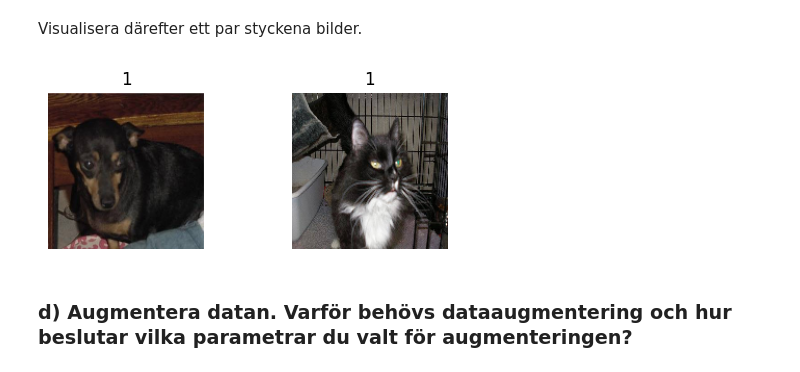
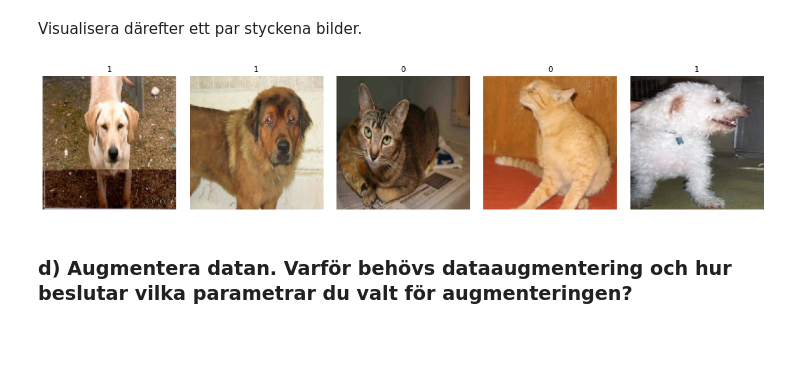
Before and after one commit to Anna-MariaSjolund/Deep-Learning-Anna-MariaSjolund, a Jupyter notebook: labs/lab_dogs_vs_cats.ipynb, the cells around one changed output. Saved outputs shown, nothing was run; the diff lists cells and outputs as text; code cells hidden in the pictures; blank space fills up the shorter version.

```diff
--- a/labs/lab_dogs_vs_cats.ipynb
+++ b/labs/lab_dogs_vs_cats.ipynb
@@ -284,0 +422,7 @@ fig.fig.suptitle("Pixels: Tiny Training Data", size=11, fontweight="bold");
+# %%
+
+for i in range(len(X_train_small)):
+    shape1 = X_train_small[i].shape[0]
+    shape2 = X_train_small[i].shape[1]
+    if shape1 < 100 and shape2 < 100:
+        print(i)
@@ -284,0 +432,6 @@ fig.fig.suptitle("Pixels: Tiny Training Data", size=11, fontweight="bold");
+# %%
+for i in range(len(X_train_small)):
+    shape1 = X_train_small[i].shape[0]
+    shape2 = X_train_small[i].shape[1]
+    if shape1 > 490 and shape2 > 490:
+        print(i)
@@ -304,17 +486,10 @@ print(X_train_small.shape, X_val_small.shape, X_test_small.shape, X_train_tiny.s
 (1600, 150, 150, 3) (400, 150, 150, 3) (500, 150, 150, 3) (160, 150, 150, 3) (40, 150, 150, 3) (50, 150, 150, 3)
 # %% [markdown]
 Visualisera därefter ett par styckena bilder.
-# %%
-fig, axes = plt.subplots(1, 2, dpi=100)
-
-for i, ax, label in zip(range(1, 4), axes.flatten(), y_train_small):
-    ax.imshow(X_train_small[i])
-    ax.axis("off")
-    ax.set(title=label)
-
-fig.subplots_adjust(wspace=0.1, hspace=0.1, bottom=0.01, top=0.4)
-# %% [output]
-[figure, removed]
+# %%
+plot_images(X_train_small, y_train_small, 5, random_sample=True)
+# %% [output]
+[figure, added]
 # %% [markdown]
 ### d) Augmentera datan. Varför behövs dataaugmentering och hur beslutar vilka parametrar du valt för augmenteringen?
 # %%
```
Also changed, not shown: parts of 43 cells of this notebook.
